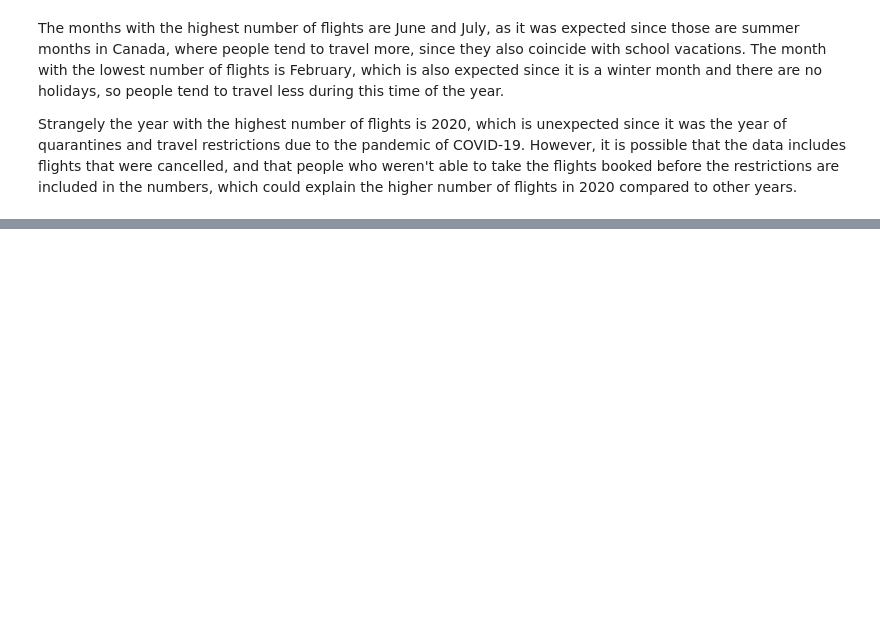
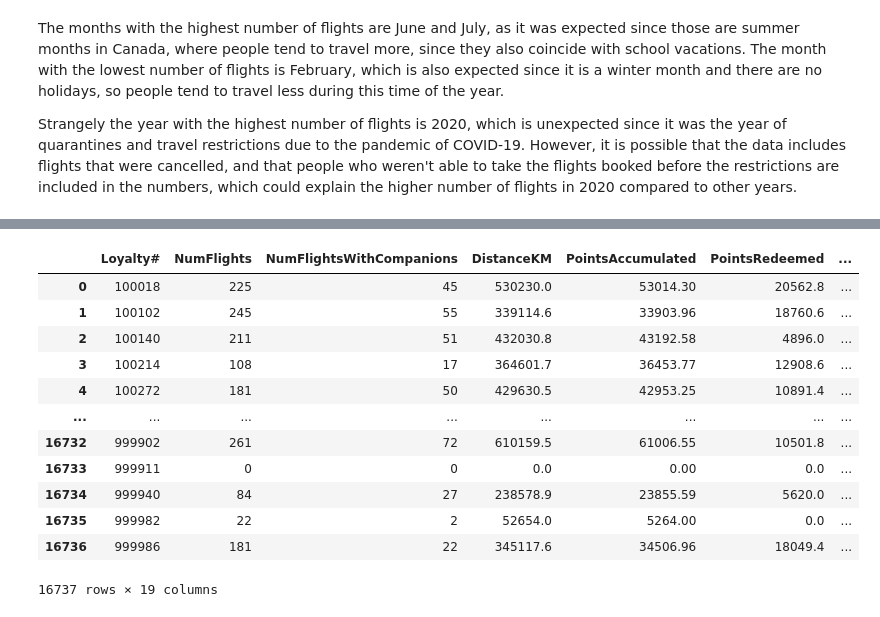
Before and after one commit to catamina07/datamining-group, a Jupyter notebook: projeto/projeto_total.ipynb, the cells around one changed output, grey strips where cells are left out. Saved outputs shown, nothing was run; the diff lists cells and outputs as text; code cells hidden in the pictures; blank space fills up the shorter version.

```diff
--- a/projeto/projeto_total.ipynb
+++ b/projeto/projeto_total.ipynb
@@ -762,0 +824,17 @@ Strangely the year with the highest number of flights is 2020, which is unexpect
+# %%
+flights_per_customer = flights_per_customer.groupby('Loyalty#', as_index=False).sum(numeric_only=True)
+flights_per_customer
+# %% [output]
+|  | Loyalty# | NumFlights | NumFlightsWithCompanions | DistanceKM | PointsAccumulated | PointsRedeemed | ... |
+| 0 | 100018 | 225 | 45 | 530230.0 | 53014.30 | 20562.8 | ... |
+| 1 | 100102 | 245 | 55 | 339114.6 | 33903.96 | 18760.6 | ... |
+| 2 | 100140 | 211 | 51 | 432030.8 | 43192.58 | 4896.0 | ... |
+| 3 | 100214 | 108 | 17 | 364601.7 | 36453.77 | 12908.6 | ... |
+| 4 | 100272 | 181 | 50 | 429630.5 | 42953.25 | 10891.4 | ... |
+| ... | ... | ... | ... | ... | ... | ... | ... |
+| 16732 | 999902 | 261 | 72 | 610159.5 | 61006.55 | 10501.8 | ... |
+| 16733 | 999911 | 0 | 0 | 0.0 | 0.00 | 0.0 | ... |
+| 16734 | 999940 | 84 | 27 | 238578.9 | 23855.59 | 5620.0 | ... |
+| 16735 | 999982 | 22 | 2 | 52654.0 | 5264.00 | 0.0 | ... |
+| 16736 | 999986 | 181 | 22 | 345117.6 | 34506.96 | 18049.4 | ... |
+16737 rows × 19 columns
```
Also changed, not shown: parts of 5 cells of this notebook.
